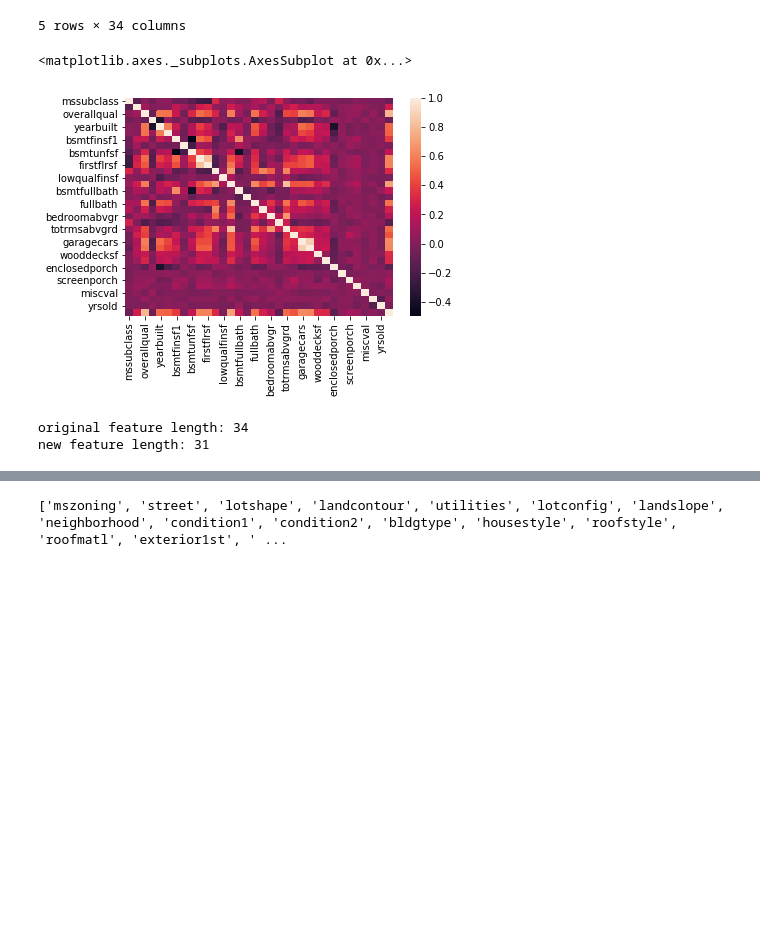
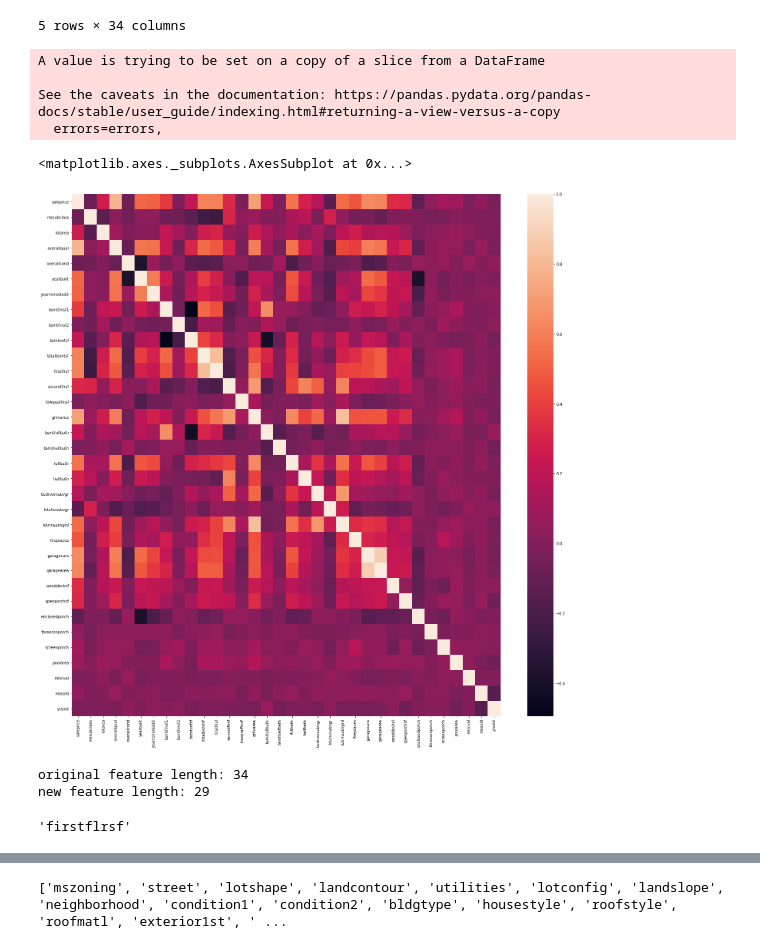
Before and after one commit to RPerron91/supervised_learning, a Jupyter notebook: regression_OLS.ipynb, the cells around one changed output, grey strips where cells are left out. Cells and saved outputs as stored; diff of their text form; code cells hidden in the pictures; blank space fills up the shorter version.

```diff
--- a/regression_OLS.ipynb
+++ b/regression_OLS.ipynb
@@ -69,32 +70,48 @@ num_df.head()
 | 3 | 70 | 9550 | 7 | 5 | 1915 | 1970 | 216 | 0 | ... |
 | 4 | 60 | 14260 | 8 | 5 | 2000 | 2000 | 655 | 0 | ... |
 5 rows × 34 columns
+# %%
+# Move target column to front
+y = houseprices['saleprice']
+num_df.drop('saleprice', axis=1, inplace=True)
+num_df.insert(0, 'saleprice', y)
+# %% [output]
+A value is trying to be set on a copy of a slice from a DataFrame
+
+See the caveats in the documentation: https://pandas.pydata.org/pandas-docs/stable/user_guide/indexing.html#returning-a-view-versus-a-copy
+  errors=errors,
 # %%
+fig = plt.subplots(figsize=(25,25))
 num_corr = num_df.corr()
 sns.heatmap(num_corr)
 # %% [output]
 <matplotlib.axes._subplots.AxesSubplot at 0x...>
-[figure, old version]
+[figure, new version]
 # %%
-# Select features that arent too closely correlated
+# Populate list with all numeric columns and remove any that are too closely correlated
+
 features = list(num_corr.columns)
 print('original feature length: {}'.format(len(features)))
 
 # Loops to check correlation under diagonal (where columns correlate with themselves)
-z = 1
-for x in range(len(num_corr.columns)):
-    col =  abs(num_corr.iloc[z:, x]).sort_values(ascending=False)
+for x in range(0, len(num_corr.columns), 1):
+    col =  abs(num_corr.iloc[(x+1):, x]).sort_values(ascending=False)
     for y in range(len(col)):
-        if col[y] > .7:
+        if col[y] > .700:
             if col.index[y] in features:
                 features.remove(col.index[y])
-    z += 1
-if 'saleprice' not in features:
-    features.append('saleprice')
+#if 'saleprice' not in features:
+#    features.append('saleprice')
 print('new feature length: {}'.format(len(features)))
 # %% [output]
 original feature length: 34
-new feature length: 31
+new feature length: 29
+# %%
+# test cell
+col = abs(num_corr.iloc[3:, 2]).sort_values(ascending=False)
+col.index[0]
+# %% [output]
+'firstflrsf'
 # %%
 num_df = num_df[features]
 # %%
```
Also changed, not shown: parts of 11 cells of this notebook.
